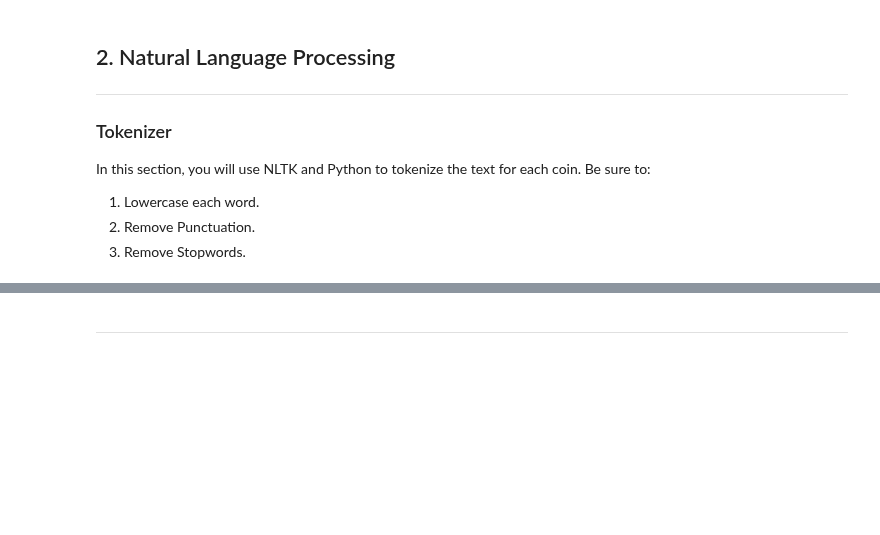
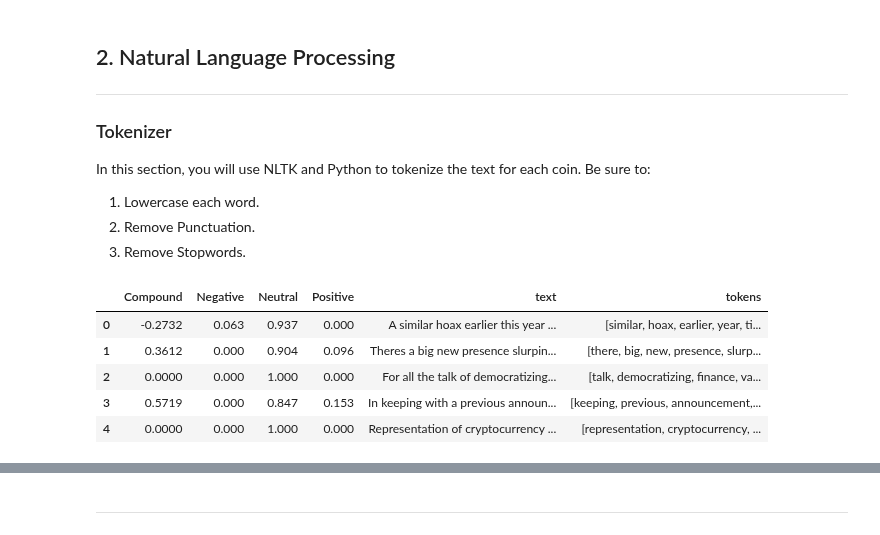
Before and after one commit to MatthewPuttroff/HWUnitTwelve, a Jupyter notebook: Instructions/Starter_Code/crypto_sentiment.ipynb, the cells around one changed output, grey strips where cells are left out. Drawn from its saved outputs; the diff is of its cells as text; code cells hidden in the pictures; blank space fills up the shorter version.

Commit message:
Tokenized Cryptos

```diff
--- a/Instructions/Starter_Code/crypto_sentiment.ipynb
+++ b/Instructions/Starter_Code/crypto_sentiment.ipynb
@@ -186,10 +186,10 @@ from string import punctuation
 import re
 # %%
 # Instantiate the lemmatizer
-# YOUR CODE HERE!
+lemmatizer = WordNetLemmatizer()
 
 # Create a list of stopwords
-# YOUR CODE HERE!
+sw = set(stopwords.words('english'))
 
 # Expand the default stopwords list if necessary
-# YOUR CODE HERE!
+sw_expanded = {''}
@@ -217,5 +196,30 @@ def tokenizer(text):
+# %%
+# Complete the tokenizer function
+def tokenizer(text):
+    """Tokenizes text."""
+    sw = set(stopwords.words('english'))
+    lemmatizer = WordNetLemmatizer()
+    regex = re.compile("[^a-zA-Z ]")
+    # Remove punctuation
+    text_clean = [regex.sub('', text)]
+    # Tokenize words
+    word_tokenized = [word_tokenize(i) for i in text_clean]
+    # Convert the words to lowercase and remove stop words
+    lower_tokenized = [word.lower() for words in word_tokenized for word in words if word.lower() not in sw.union(sw_expanded)]
+    # Lemmatize Words into root words
+    tokens = [lemmatizer.lemmatize(word) for word in lower_tokenized]
+    return tokens
 # %%
 # Create a new tokens column for Bitcoin
-# YOUR CODE HERE!
+bitcoin_tokens = [tokenizer(article) for article in btc_analysis_df['text']]
+btc_analysis_df['tokens'] = bitcoin_tokens
+btc_analysis_df.head()
+# %% [output]
+|  | Compound | Negative | Neutral | Positive | text | tokens |
+| 0 | -0.2732 | 0.063 | 0.937 | 0.000 | A similar hoax earlier this year ... | [similar, hoax, earlier, year, ti... |
+| 1 | 0.3612 | 0.000 | 0.904 | 0.096 | Theres a big new presence slurpin... | [there, big, new, presence, slurp... |
+| 2 | 0.0000 | 0.000 | 1.000 | 0.000 | For all the talk of democratizing... | [talk, democratizing, finance, va... |
+| 3 | 0.5719 | 0.000 | 0.847 | 0.153 | In keeping with a previous announ... | [keeping, previous, announcement,... |
+| 4 | 0.0000 | 0.000 | 1.000 | 0.000 | Representation of cryptocurrency ... | [representation, cryptocurrency, ... |
 # %%
 # Create a new tokens column for Ethereum
```
Also changed, not shown: parts of 2 cells of this notebook.
